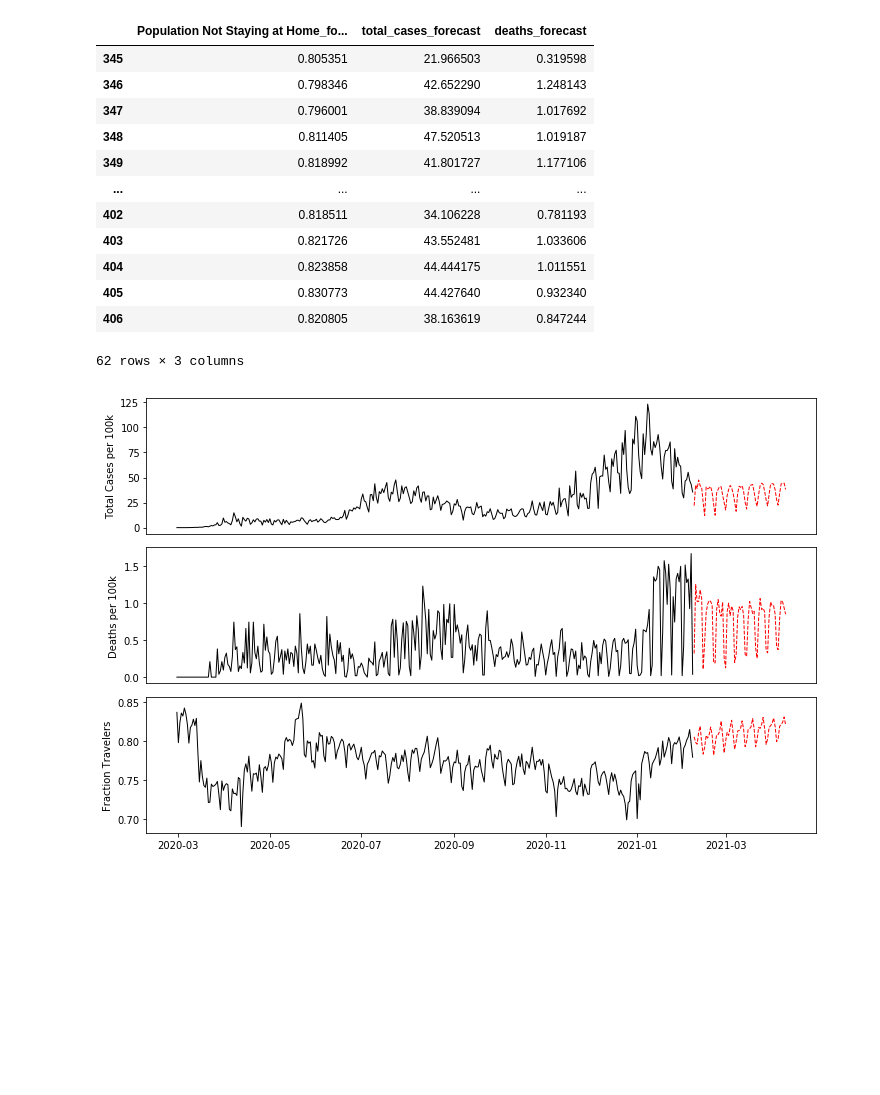
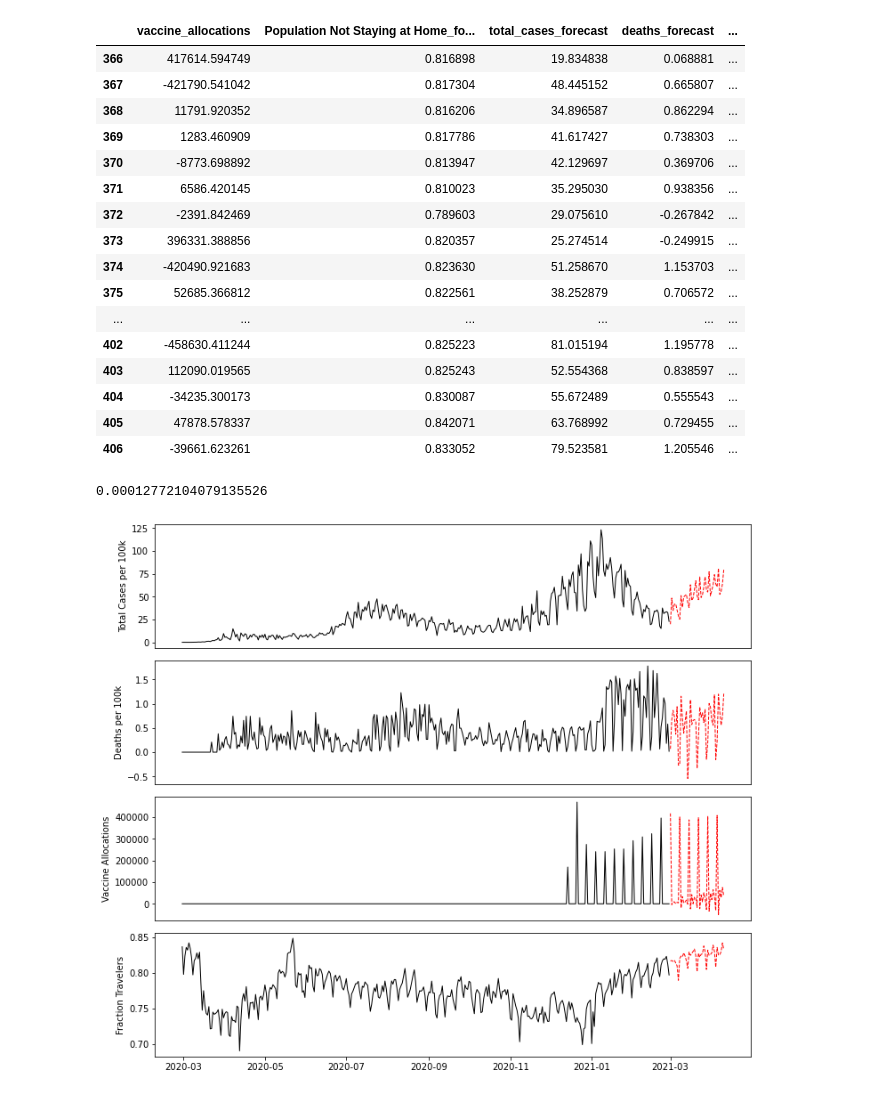
Before and after one commit to mrepasky3/ISYE6416-Spring2021-Project, a Jupyter notebook: AutoRegression.ipynb, the cells around one changed output. Cells and saved outputs as stored; diff of their text form; code cells hidden in the pictures; blank space fills up the shorter version.

```diff
--- a/AutoRegression.ipynb
+++ b/AutoRegression.ipynb
@@ -12,0 +11,11 @@ dates, state_y, state_X, feature_labels = covid_feature_extraction.state_extract
+# %%
+alloc_dates, state_y, first_dose = covid_feature_extraction.first_dose("Georgia","GA","Population")
+alloc_dates, state_y, second_dose = covid_feature_extraction.second_dose("Georgia","GA","Population")
+dates, state_y, state_X, feature_labels = covid_feature_extraction.state_extraction("Population")
+
+dose_allocations = first_dose+second_dose
+
+padded_doses = np.pad(dose_allocations,pad_width=(state_X.shape[0]-len(dose_allocations),0))
+state_X = pd.concat([state_X,pd.Series(padded_doses,name="vaccine_allocations")],axis=1)
+
+feature_labels += ["Vaccine Allocations"]
@@ -81,7 +123,7 @@ p_val_dict
 # %%
-train_frac = 0.85
+train_frac = 0.9
 # %%
-vector_data = pd.concat([state_y.reset_index(drop=True),state_X["total_cases"],state_X["deaths"]],axis=1)
+vector_data = pd.concat([state_y.reset_index(drop=True),state_X["total_cases"],state_X["deaths"],state_X["vaccine_allocations"]],axis=1)
 vector_data_train = vector_data.iloc[:int(train_frac*len(vector_data)),:]
 vector_data_test = vector_data.iloc[int(train_frac*len(vector_data)):,:]
 vector_data_train
@@ -201,7 +263,7 @@ mse_vals = []
 best_mse = 1e6
 aic_vals = []
 lag_range = np.arange(1,41,1)
-best_lag = 22
+best_lag = 23
 best_lag_aic = None
 
 for i in lag_range:
@@ -239,11 +301,17 @@ for i in lag_range:
 # plt.legend()
 # plt.show()
 
-fig = plt.figure(figsize=(12,4))
+fig, ax1 = plt.subplots(figsize=(12,4))
 
-plt.plot(lag_range, aic_vals, color='k')
-plt.axvline(best_lag,color='red',linestyle='--',label="Optimal Lag")
+ax1.plot(lag_range, mse_vals, color='k',label='MSE Value')
+ax1.axvline(best_lag,color='red',linestyle='--',label="Chosen Lag")
+ax1.set_ylabel("Mean Squared Error")
 
-plt.legend()
+ax2 = ax1.twinx()
+
+ax2.plot(lag_range, aic_vals, color='mediumblue',label='AIC Value')
+ax2.set_ylabel("Akaike Information Criterion", color='mediumblue')
+
+fig.legend()
 plt.show()
 # %% [output]
@@ -287,37 +355,50 @@ for col in cols:
 proper_forecast = forecast_copy.iloc[:,3:]
 proper_forecast
 # %% [output]
-|  | Population Not Staying at Home_fo... | total_cases_forecast | deaths_forecast |
-| 345 | 0.805351 | 21.966503 | 0.319598 |
-| 346 | 0.798346 | 42.652290 | 1.248143 |
-| 347 | 0.796001 | 38.839094 | 1.017692 |
-| 348 | 0.811405 | 47.520513 | 1.019187 |
-| 349 | 0.818992 | 41.801727 | 1.177106 |
-| ... | ... | ... | ... |
-| 402 | 0.818511 | 34.106228 | 0.781193 |
-| 403 | 0.821726 | 43.552481 | 1.033606 |
-| 404 | 0.823858 | 44.444175 | 1.011551 |
-| 405 | 0.830773 | 44.427640 | 0.932340 |
-| 406 | 0.820805 | 38.163619 | 0.847244 |
+|  | vaccine_allocations | Population Not Staying at Home_fo... | total_cases_forecast | deaths_forecast | ... |
+| 366 | 417614.594749 | 0.816898 | 19.834838 | 0.068881 | ... |
+| 367 | -421790.541042 | 0.817304 | 48.445152 | 0.665807 | ... |
+| 368 | 11791.920352 | 0.816206 | 34.896587 | 0.862294 | ... |
+| 369 | 1283.460909 | 0.817786 | 41.617427 | 0.738303 | ... |
+| 370 | -8773.698892 | 0.813947 | 42.129697 | 0.369706 | ... |
+| 371 | 6586.420145 | 0.810023 | 35.295030 | 0.938356 | ... |
+| 372 | -2391.842469 | 0.789603 | 29.075610 | -0.267842 | ... |
+| 373 | 396331.388856 | 0.820357 | 25.274514 | -0.249915 | ... |
+| 374 | -420490.921683 | 0.823630 | 51.258670 | 1.153703 | ... |
+| 375 | 52685.366812 | 0.822561 | 38.252879 | 0.706572 | ... |
+| ... | ... | ... | ... | ... | ... |
+| 402 | -458630.411244 | 0.825223 | 81.015194 | 1.195778 | ... |
+| 403 | 112090.019565 | 0.825243 | 52.554368 | 0.838597 | ... |
+| 404 | -34235.300173 | 0.830087 | 55.672489 | 0.555543 | ... |
+| 405 | 47878.578337 | 0.842071 | 63.768992 | 0.729455 | ... |
+| 406 | -39661.623261 | 0.833052 | 79.523581 | 1.205546 | ... |
-62 rows × 3 columns
+# %%
+np.array((proper_forecast["Population Not Staying at Home_forecast"] - vector_data_test["Population Not Staying at Home"])**2).mean()
+# %% [output]
+0.00012772104079135526
 # %%
-fig, ax = plt.subplots(3,1,figsize=(12,8))
+fig, ax = plt.subplots(4,1,figsize=(12,11))
 
 ax[0].plot(dates[:int(train_frac*len(vector_data))],vector_data_train["total_cases"],color='k',lw=1)
 ax[0].plot(dates[int(train_frac*len(vector_data)):],proper_forecast["total_cases_forecast"],color='r',lw=1,linestyle='--')
 ax[0].tick_params(axis='x',bottom=False,labelbottom=False)
 ax[0].set_ylabel("Total Cases per 100k")
 
 ax[1].plot(dates[:int(train_frac*len(vector_data))],vector_data_train["deaths"],color='k',lw=1)
 ax[1].plot(dates[int(train_frac*len(vector_data)):],proper_forecast["deaths_forecast"],color='r',lw=1,linestyle='--')
 ax[1].tick_params(axis='x',bottom=False,labelbottom=False)
 ax[1].set_ylabel("Deaths per 100k")
 
-ax[2].plot(dates[:int(train_frac*len(vector_data))],vector_data_train["Population Not Staying at Home"],color='k',lw=1)
-ax[2].plot(dates[int(train_frac*len(vector_data)):],proper_forecast["Population Not Staying at Home_forecast"],color='r',lw=1,linestyle='--')
-ax[2].set_ylabel("Fraction Travelers")
+ax[2].plot(dates[:int(train_frac*len(vector_data))],vector_data_train["vaccine_allocations"],color='k',lw=1)
+ax[2].plot(dates[int(train_frac*len(vector_data)):],proper_forecast["vaccine_allocations_forecast"],color='r',lw=1,linestyle='--')
+ax[2].tick_params(axis='x',bottom=False,labelbottom=False)
+ax[2].set_ylabel("Vaccine Allocations")
+
+ax[3].plot(dates[:int(train_frac*len(vector_data))],vector_data_train["Population Not Staying at Home"],color='k',lw=1)
+ax[3].plot(dates[int(train_frac*len(vector_data)):],proper_forecast["Population Not Staying at Home_forecast"],color='r',lw=1,linestyle='--')
+ax[3].set_ylabel("Fraction Travelers")
 
 plt.subplots_adjust(hspace = 0.1)
 plt.show()
 # %% [output]
-[figure, old version]
+[figure, new version]
```
Also changed, not shown: parts of 17 cells of this notebook, 5 other files.
